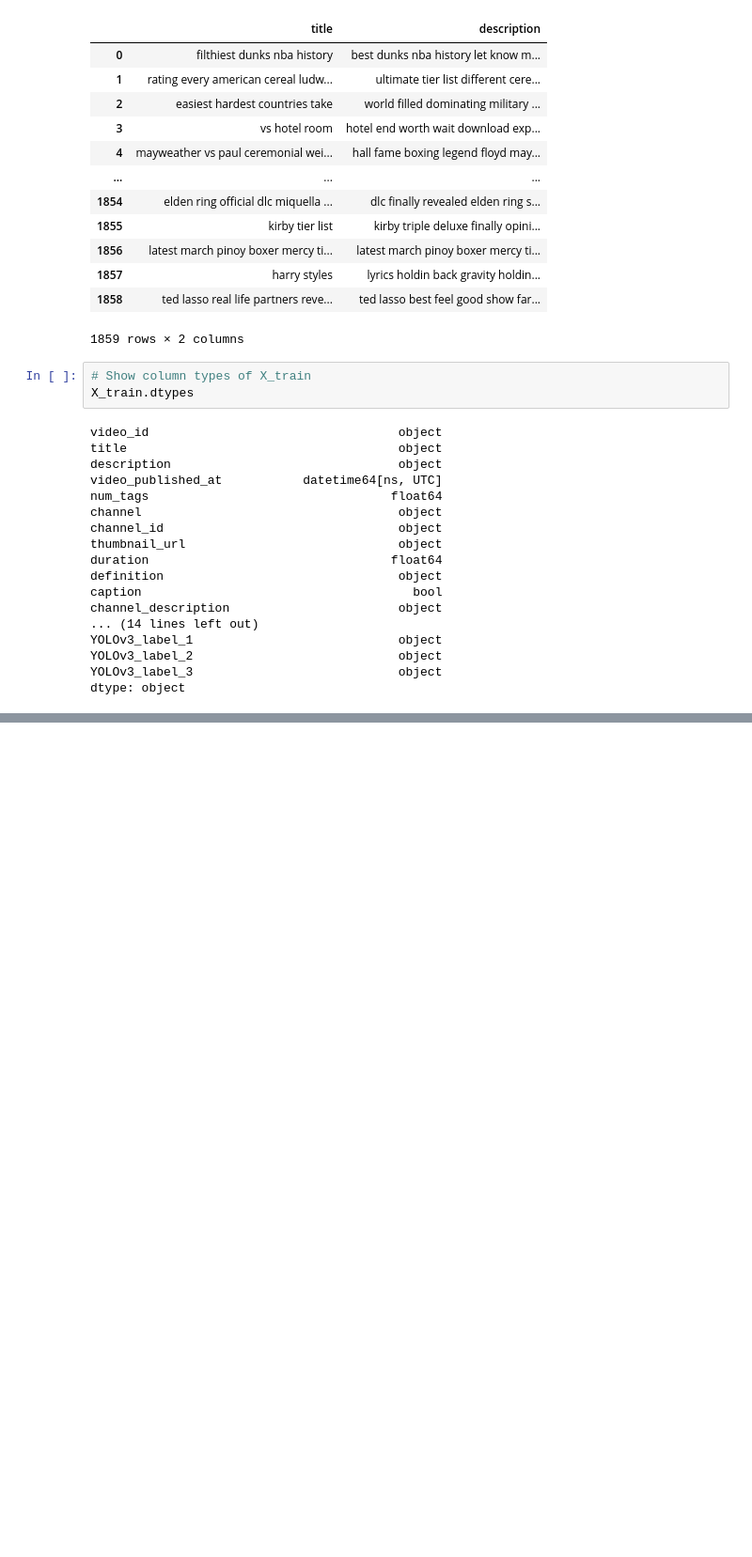
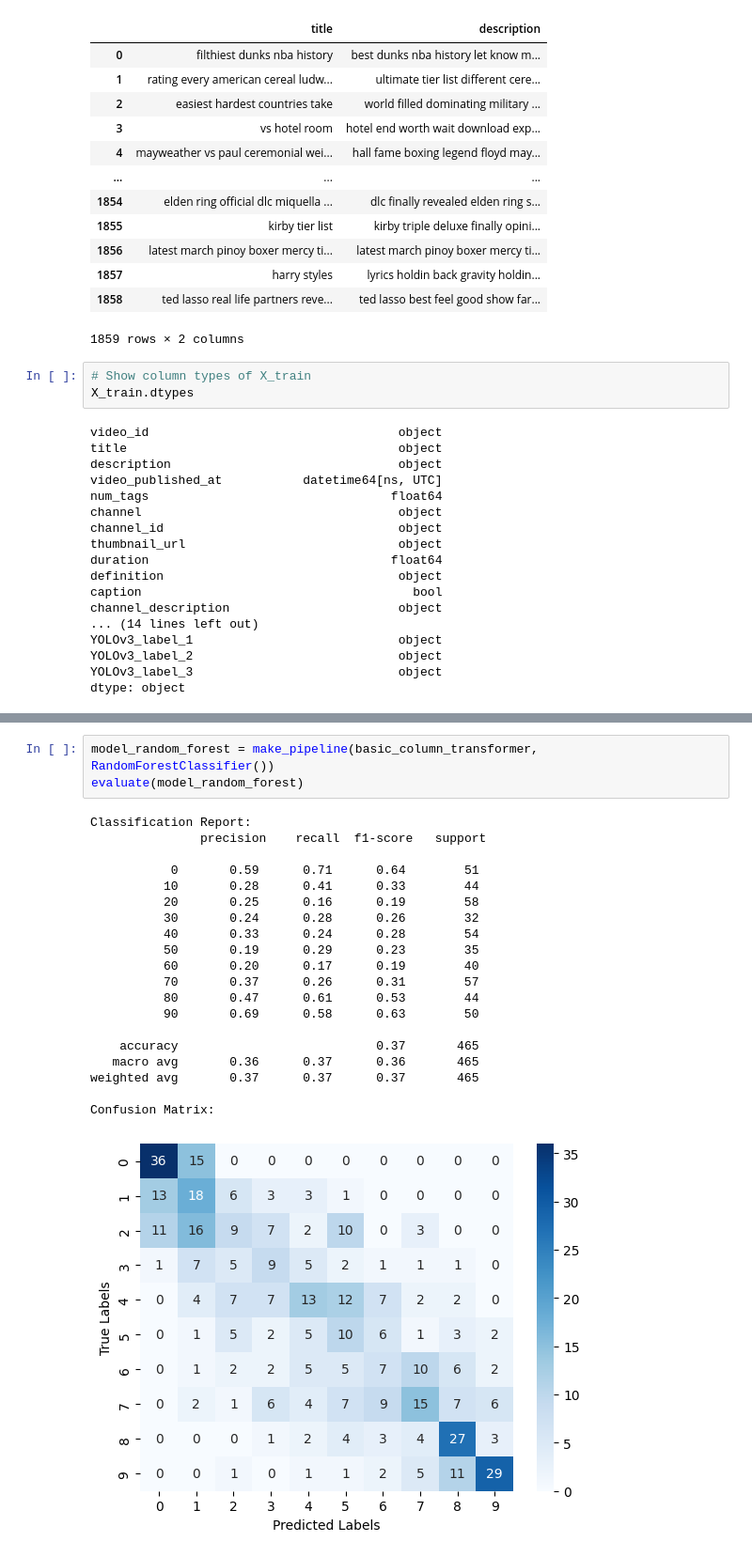
Before and after one commit to maxencefrenette/youtube-views-predictor, a Jupyter notebook: src/models/models-ensemble.ipynb, the cells around one changed output, grey strips where cells are left out. Shown: that part at 94% size. Cells and saved outputs as stored; diff of their text form; blank space fills up the shorter version.

```diff
--- a/src/models/models-ensemble.ipynb
+++ b/src/models/models-ensemble.ipynb
@@ -357,0 +375,24 @@ Confusion Matrix:
+# %%
+model_random_forest = make_pipeline(basic_column_transformer, RandomForestClassifier())
+evaluate(model_random_forest)
+# %% [output]
+Classification Report:
+               precision    recall  f1-score   support
+
+           0       0.59      0.71      0.64        51
+          10       0.28      0.41      0.33        44
+          20       0.25      0.16      0.19        58
+          30       0.24      0.28      0.26        32
+          40       0.33      0.24      0.28        54
+          50       0.19      0.29      0.23        35
+          60       0.20      0.17      0.19        40
+          70       0.37      0.26      0.31        57
+          80       0.47      0.61      0.53        44
+          90       0.69      0.58      0.63        50
+
+    accuracy                           0.37       465
+   macro avg       0.36      0.37      0.36       465
+weighted avg       0.37      0.37      0.37       465
+
+Confusion Matrix:
+[figure, added]
```
Also changed, not shown: parts of 11 cells of this notebook.
